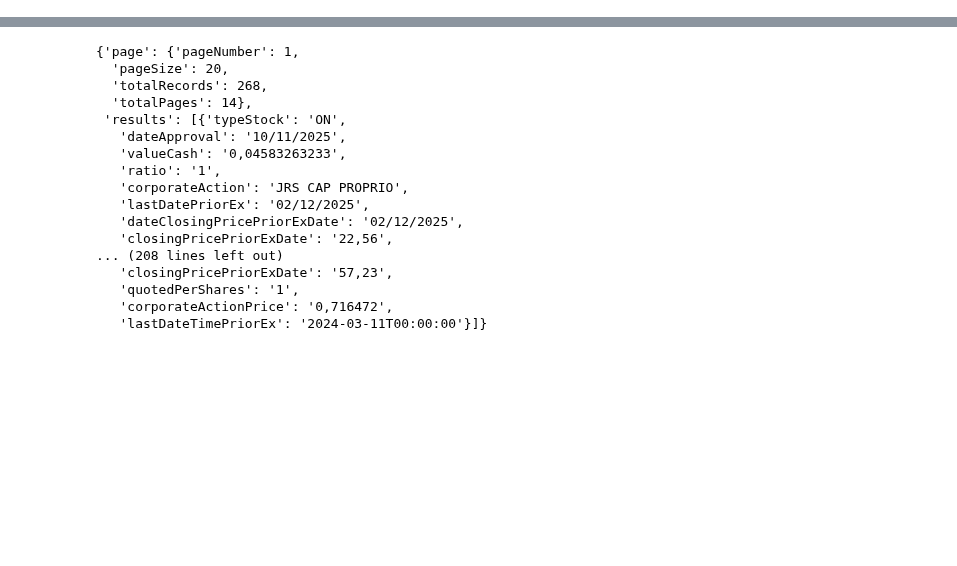
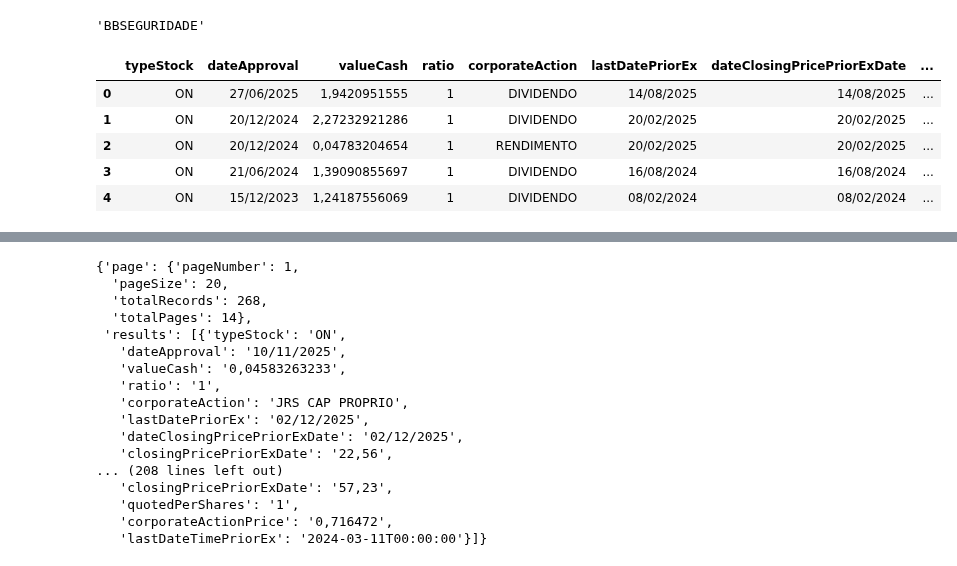
Before and after one commit to BDonadelli/Finance-playground, a Jupyter notebook: B3_dividendos.ipynb, the cells around one changed output, grey strips where cells are left out. Cells and saved outputs as stored; diff of their text form; code cells hidden in the pictures; blank space fills up the shorter version.

```diff
--- a/B3_dividendos.ipynb
+++ b/B3_dividendos.ipynb
@@ -5,0 +45,4 @@ from base64 import b64encode, b64decode
+# %%
+get_trading_name('bbse')
+# %% [output]
+'BBSEGURIDADE'
@@ -5,0 +51,10 @@ from base64 import b64encode, b64decode
+# %%
+data = pd.DataFrame(proventos_data)
+data.head()
+# %% [output]
+|  | typeStock | dateApproval | valueCash | ratio | corporateAction | lastDatePriorEx | dateClosingPricePriorExDate | ... |
+| 0 | ON | 27/06/2025 | 1,9420951555 | 1 | DIVIDENDO | 14/08/2025 | 14/08/2025 | ... |
+| 1 | ON | 20/12/2024 | 2,27232921286 | 1 | DIVIDENDO | 20/02/2025 | 20/02/2025 | ... |
+| 2 | ON | 20/12/2024 | 0,04783204654 | 1 | RENDIMENTO | 20/02/2025 | 20/02/2025 | ... |
+| 3 | ON | 21/06/2024 | 1,39090855697 | 1 | DIVIDENDO | 16/08/2024 | 16/08/2024 | ... |
+| 4 | ON | 15/12/2023 | 1,24187556069 | 1 | DIVIDENDO | 08/02/2024 | 08/02/2024 | ... |
```
Also changed, not shown: parts of 22 cells of this notebook.
